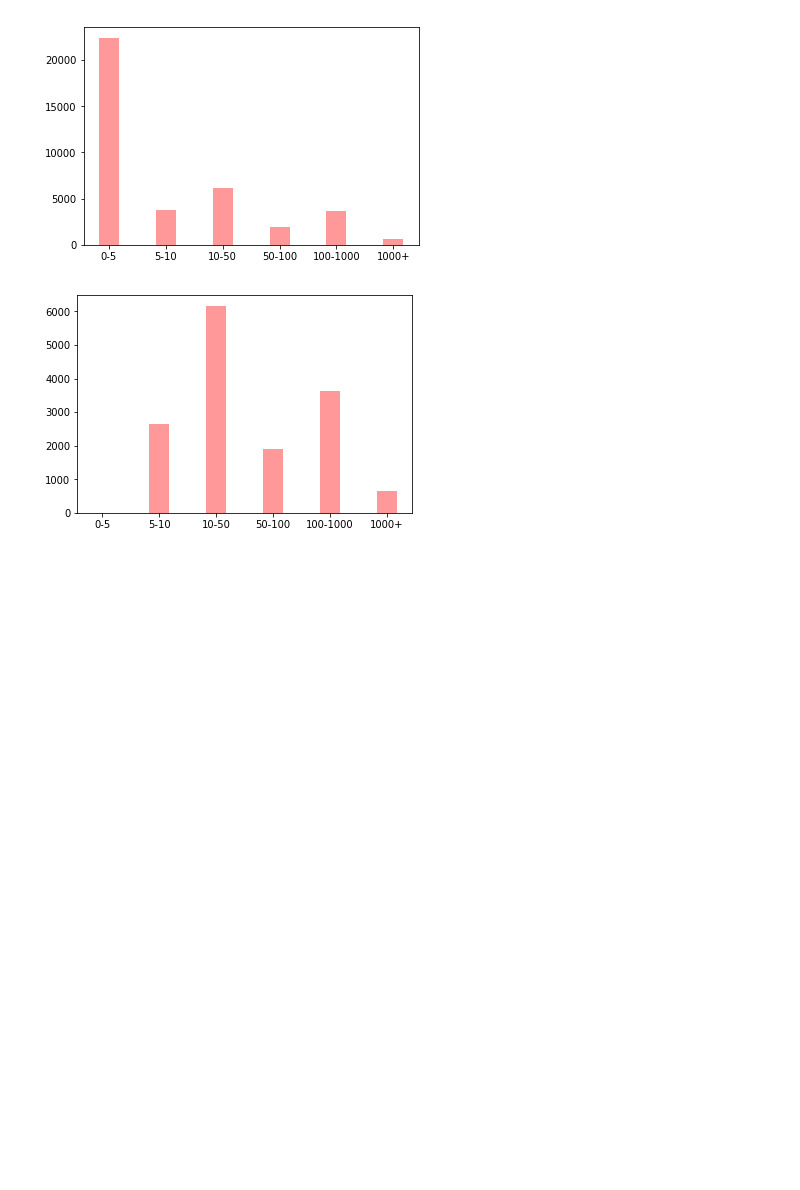
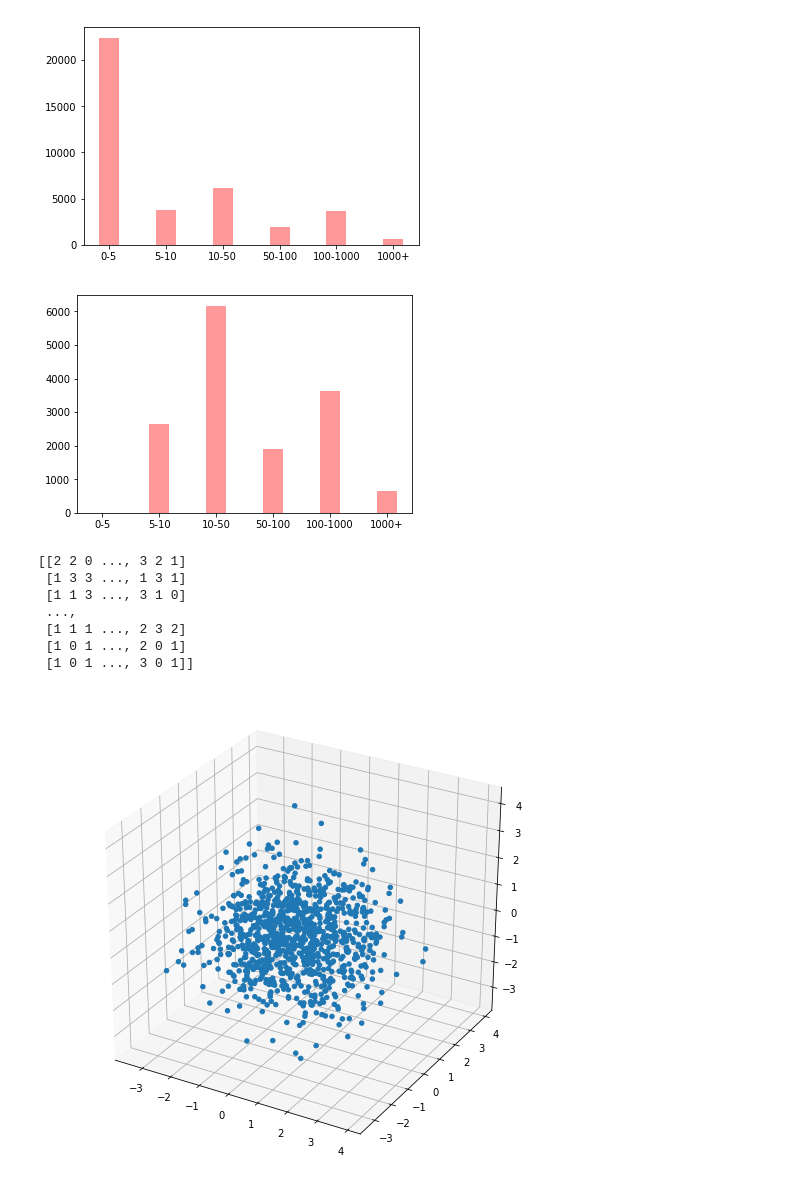
Before and after one commit to michelgawron/TensorExperiments, a Jupyter notebook: news_aggregator_exploration.ipynb, the cells around one changed output. Saved outputs shown, nothing was run; the diff lists cells and outputs as text; code cells hidden in the pictures; blank space fills up the shorter version.

```diff
--- a/news_aggregator_exploration.ipynb
+++ b/news_aggregator_exploration.ipynb
@@ -152,3 +154,37 @@ with open("lists/title/full_corpus.txt", "rb") as fp:
 # %% [output]
 [figure]
 [figure]
+# %%
+import numpy as np
+from sklearn.decomposition import IncrementalPCA
+from array import array
+from mpl_toolkits.mplot3d import Axes3D
+
+"""
+Testing fitting and reducing dimensionality on vectors with different dimensions - then plotting it in 3D
+"""
+
+# Building a sample of 1000 25-dimensional integer vectors
+X = np.random.randint(0, 4, size=(1000, 25))
+print(X)
+
+# Building a dimensional reducer
+ipca = IncrementalPCA(n_components=3)
+
+# Transforming our vectors
+Y = ipca.fit(X).transform(X)
+
+# Plotting
+fig = plt.figure(figsize=(9, 8.5))
+ax = fig.add_subplot(111, projection='3d')
+ax.scatter(Y[:, 0], Y[:, 1], Y[:, 2], alpha=1)
+plt.show()
+# %% [output]
+[[2 2 0 ..., 3 2 1]
+ [1 3 3 ..., 1 3 1]
+ [1 1 3 ..., 3 1 0]
+ ...,
+ [1 1 1 ..., 2 3 2]
+ [1 0 1 ..., 2 0 1]
+ [1 0 1 ..., 3 0 1]]
+[figure, added]
```
Also changed, not shown: parts of 3 cells of this notebook, 6 other files.
